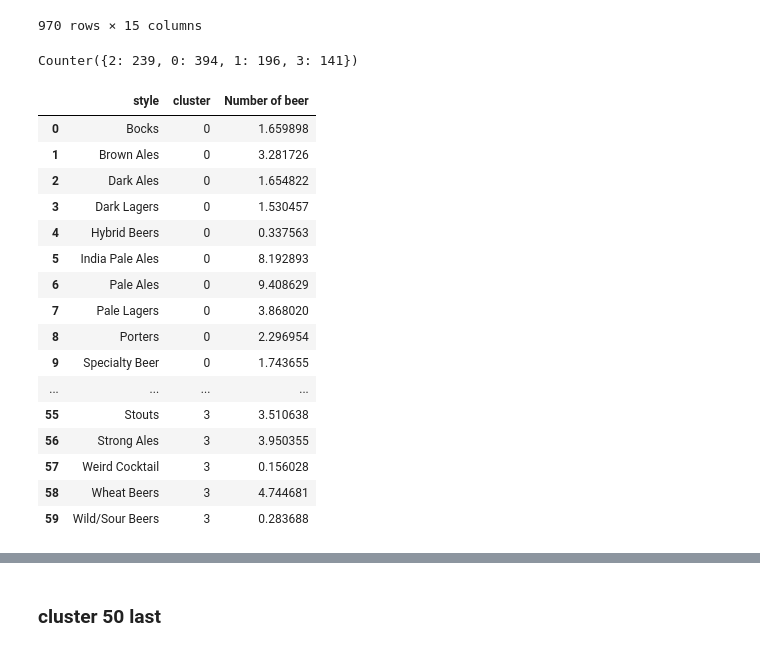
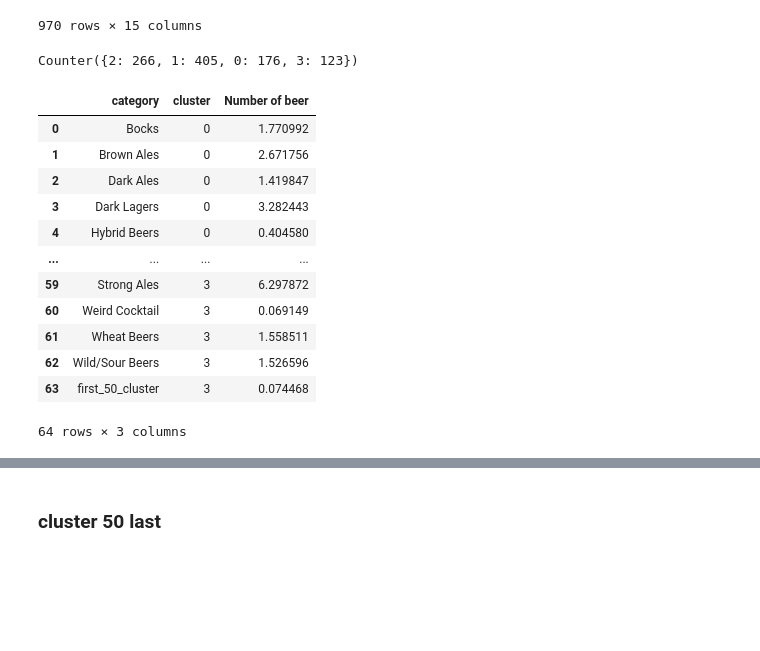
Before and after one commit to epfl-ada/ada-2022-project-radar, a Jupyter notebook: milestone_3_redo_filtering.ipynb, the cells around one changed output, grey strips where cells are left out. Drawn from its saved outputs; the diff is of its cells as text; code cells hidden in the pictures; blank space fills up the shorter version.

Commit message:
cleaning display

```diff
--- a/milestone_3_redo_filtering.ipynb
+++ b/milestone_3_redo_filtering.ipynb
@@ -522,38 +522,35 @@ user_to_cat
 # %%
 from sklearn.cluster import KMeans
 # %%
-our_clustering = KMeans(4).fit(user_to_cat.values)
+our_clustering_4 = KMeans(4).fit(user_to_cat.values)
+our_clustering_5 = KMeans(5).fit(user_to_cat.values)
 # %%
 import collections
 # for cluster_num in range(4)
 #     np.count_nonzero(our_clustering.labels_ == 0)
-count = collections.Counter(our_clustering.labels_)
+count = collections.Counter(our_clustering_4.labels_)
 count
 # %% [output]
-Counter({2: 239, 0: 394, 1: 196, 3: 141})
+Counter({2: 266, 1: 405, 0: 176, 3: 123})
 # %%
-df_cluster_beer = pd.DataFrame(our_clustering.cluster_centers_.T)
-#df_cluster_beer.rename(columns = user_to_cat.columns)
+#display 4 clusters
+df_cluster_beer = pd.DataFrame(our_clustering_4.cluster_centers_.T)
 df_cluster_beer.index = user_to_cat.columns
-df_cluster_beer["style"] = df_cluster_beer.index
-df_cluster_beer = pd.melt(df_cluster_beer, id_vars=["style"], value_vars=[0,1,2,3])
-df_cluster_beer.columns = ["style", "cluster", "Number of beer"]
+df_cluster_beer["category"] = df_cluster_beer.index
+df_cluster_beer = pd.melt(df_cluster_beer, id_vars=["category"], value_vars=[0,1,2,3])
+df_cluster_beer.columns = ["category", "cluster", "Number of beer"]
 df_cluster_beer
 # %% [output]
-|  | style | cluster | Number of beer |
-| 0 | Bocks | 0 | 1.659898 |
-| 1 | Brown Ales | 0 | 3.281726 |
-| 2 | Dark Ales | 0 | 1.654822 |
-| 3 | Dark Lagers | 0 | 1.530457 |
-| 4 | Hybrid Beers | 0 | 0.337563 |
-| 5 | India Pale Ales | 0 | 8.192893 |
-| 6 | Pale Ales | 0 | 9.408629 |
-| 7 | Pale Lagers | 0 | 3.868020 |
-| 8 | Porters | 0 | 2.296954 |
-| 9 | Specialty Beer | 0 | 1.743655 |
+|  | category | cluster | Number of beer |
+| 0 | Bocks | 0 | 1.770992 |
+| 1 | Brown Ales | 0 | 2.671756 |
+| 2 | Dark Ales | 0 | 1.419847 |
+| 3 | Dark Lagers | 0 | 3.282443 |
+| 4 | Hybrid Beers | 0 | 0.404580 |
 | ... | ... | ... | ... |
-| 55 | Stouts | 3 | 3.510638 |
-| 56 | Strong Ales | 3 | 3.950355 |
-| 57 | Weird Cocktail | 3 | 0.156028 |
-| 58 | Wheat Beers | 3 | 4.744681 |
-| 59 | Wild/Sour Beers | 3 | 0.283688 |
+| 59 | Strong Ales | 3 | 6.297872 |
+| 60 | Weird Cocktail | 3 | 0.069149 |
+| 61 | Wheat Beers | 3 | 1.558511 |
+| 62 | Wild/Sour Beers | 3 | 1.526596 |
+| 63 | first_50_cluster | 3 | 0.074468 |
+64 rows × 3 columns
```
Also changed, not shown: parts of 25 cells of this notebook, 1 other file.
